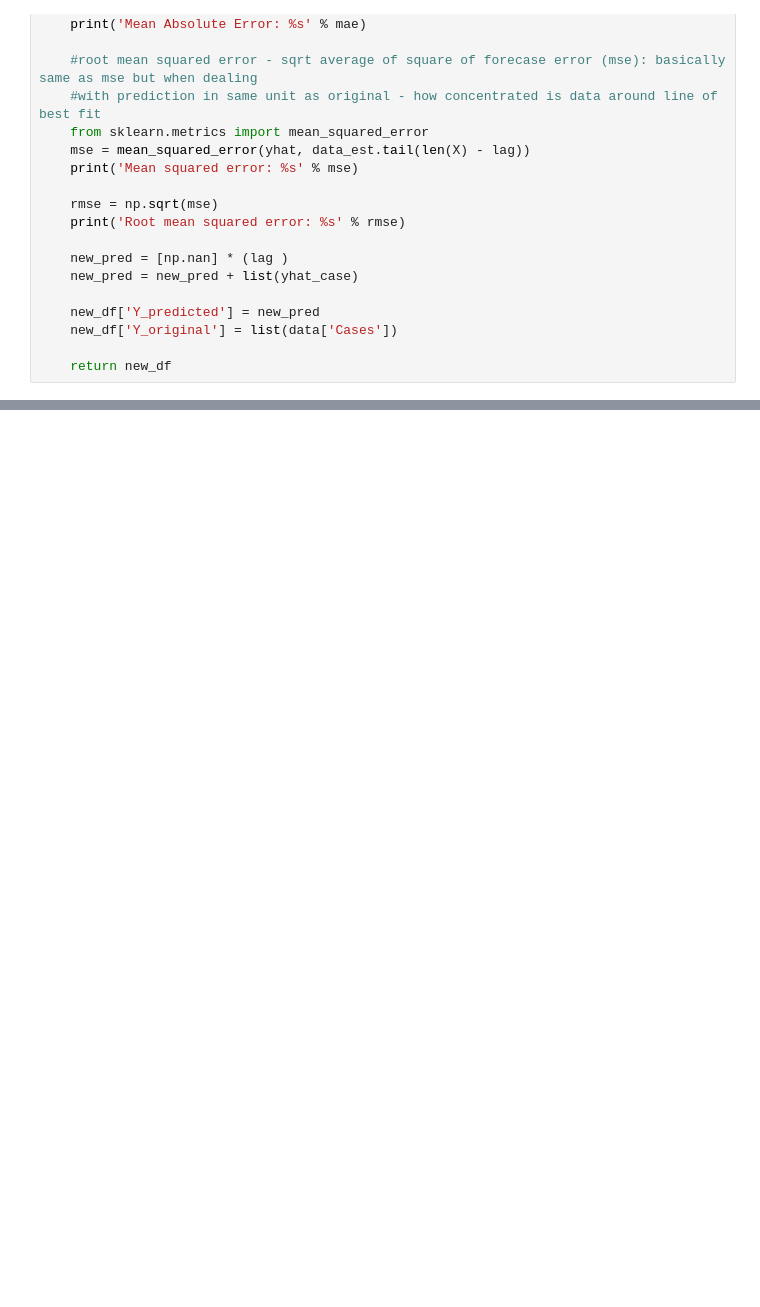
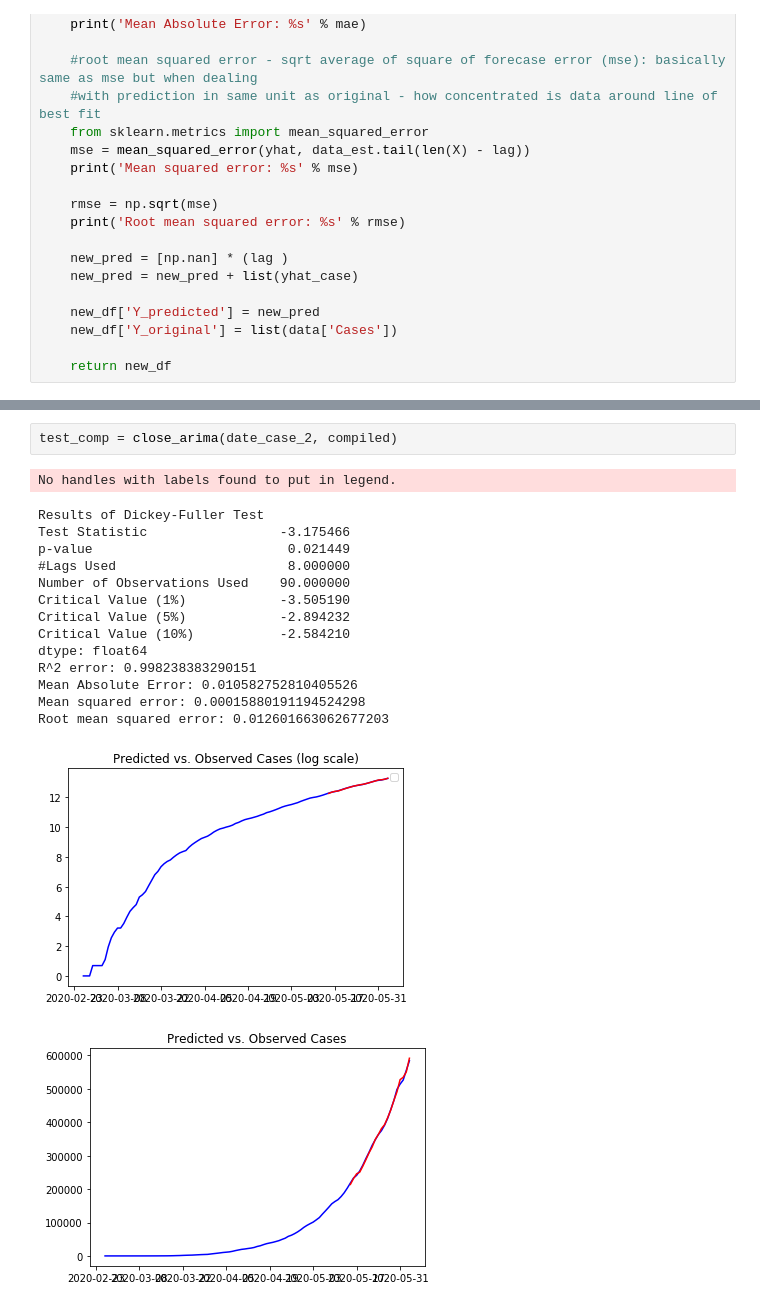
Before and after one commit to sundar1122/covid19, a Jupyter notebook: Brazil Analysis.ipynb, the cells around one changed output, grey strips where cells are left out. Drawn from its saved outputs; the diff is of its cells as text; blank space fills up the shorter version.

```diff
--- a/Brazil Analysis.ipynb
+++ b/Brazil Analysis.ipynb
@@ -436,0 +488,19 @@ Average Percent Error: 0.05762628389557071
+# %%
+test_comp = close_arima(date_case_2, compiled)
+# %% [output]
+No handles with labels found to put in legend.
+Results of Dickey-Fuller Test
+Test Statistic                 -3.175466
+p-value                         0.021449
+#Lags Used                      8.000000
+Number of Observations Used    90.000000
+Critical Value (1%)            -3.505190
+Critical Value (5%)            -2.894232
+Critical Value (10%)           -2.584210
+dtype: float64
+R^2 error: 0.998238383290151
+Mean Absolute Error: 0.010582752810405526
+Mean squared error: 0.00015880191194524298
+Root mean squared error: 0.012601663062677203
+[figure, added]
+[figure, added]
```
Also changed, not shown: parts of 32 cells of this notebook, 2 other files.
